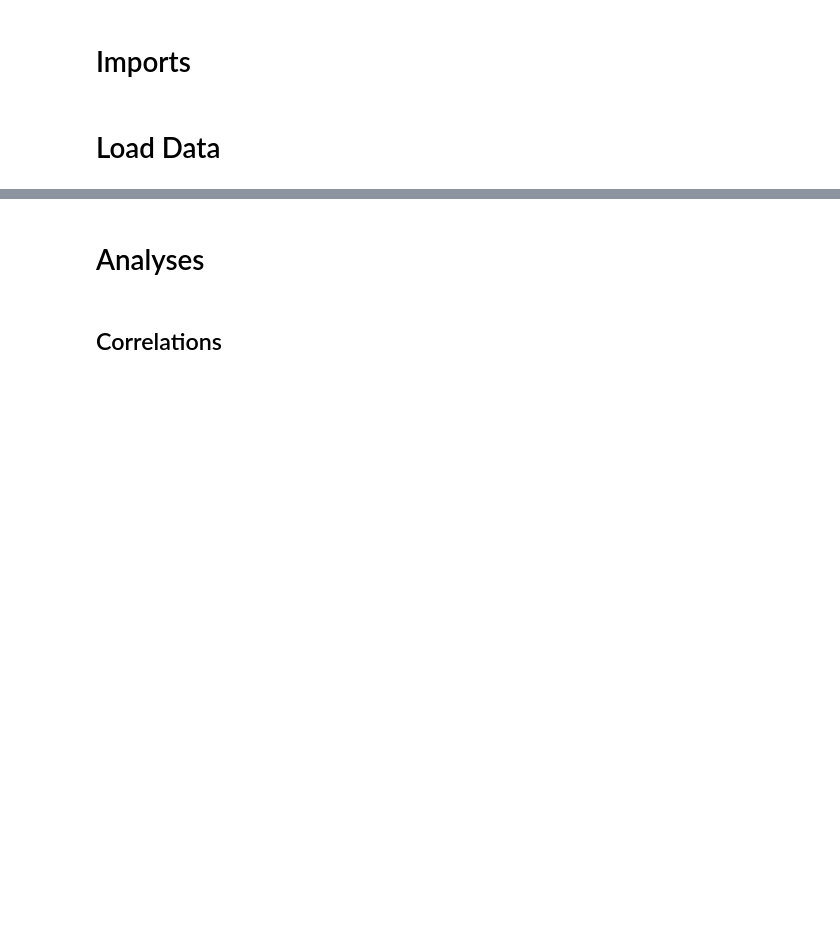
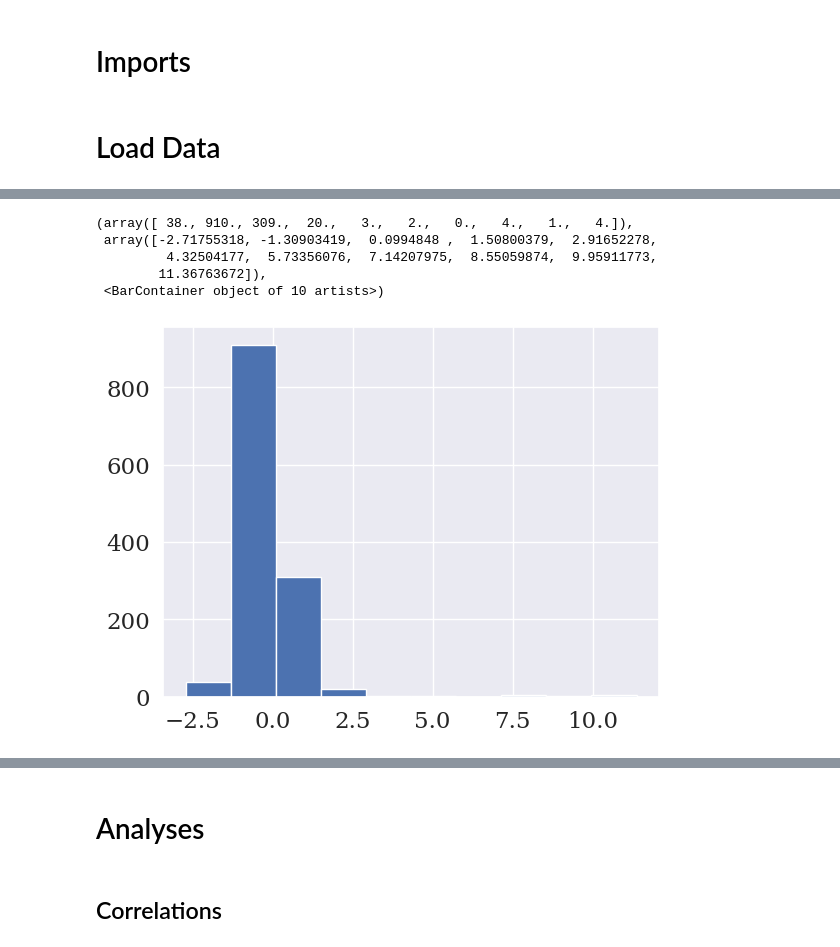
Before and after one commit to surabhisnath/Aesthetic_Curiosity_Complexity-based_Exploration, a Jupyter notebook: scripts/grid-search/DescriptiveAnalysis.ipynb, the cells around one changed output, grey strips where cells are left out. Saved outputs shown, nothing was run; the diff lists cells and outputs as text; code cells hidden in the pictures; blank space fills up the shorter version.

```diff
--- a/scripts/grid-search/DescriptiveAnalysis.ipynb
+++ b/scripts/grid-search/DescriptiveAnalysis.ipynb
@@ -45,0 +73,9 @@ info = pd.read_csv("utils/info.csv")
+# %%
+plt.hist(grid_data_updated["final_intricacy"])
+# %% [output]
+(array([ 38., 910., 309.,  20.,   3.,   2.,   0.,   4.,   1.,   4.]),
+ array([-2.71755318, -1.30903419,  0.0994848 ,  1.50800379,  2.91652278,
+         4.32504177,  5.73356076,  7.14207975,  8.55059874,  9.95911773,
+        11.36763672]),
+ <BarContainer object of 10 artists>)
+[figure, added]
```
Also changed, not shown: parts of 22 cells of this notebook, 36 other files.
